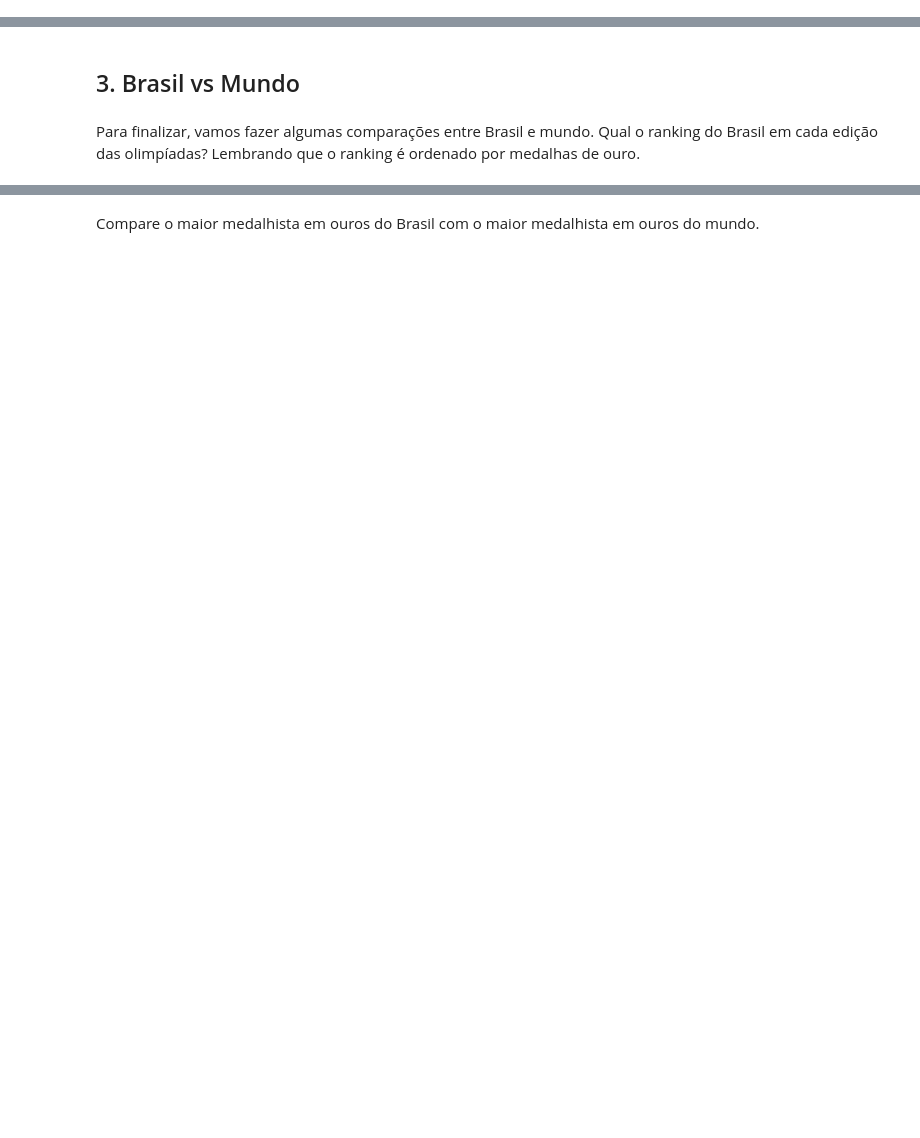
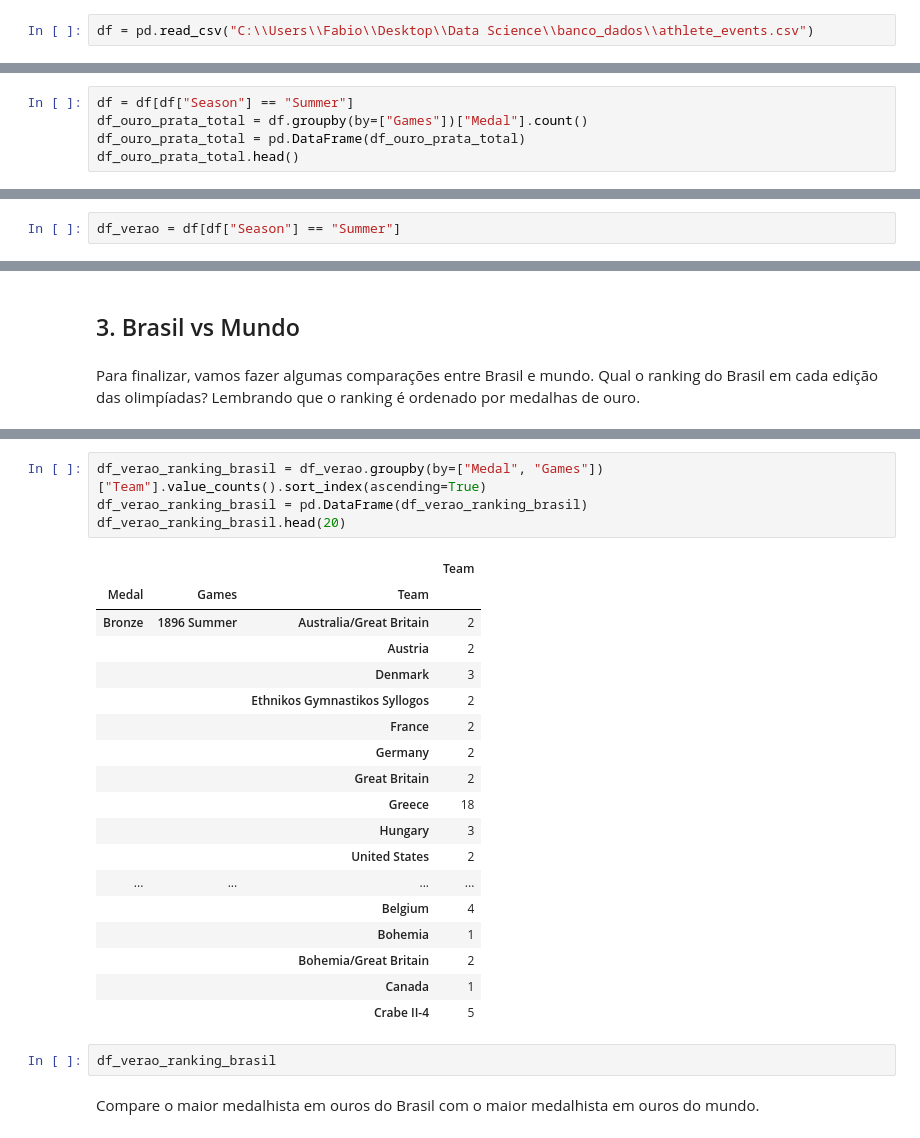
Before and after one commit to fabiobarreto-data-science/Data-Science---Let-s-Code, a Jupyter notebook: Projeto - Pandas.ipynb, the cells around one changed output, grey strips where cells are left out. Drawn from its saved outputs; the diff is of its cells as text; blank space fills up the shorter version.

```diff
--- a/Projeto - Pandas.ipynb
+++ b/Projeto - Pandas.ipynb
@@ -0,0 +8,2 @@
+# %%
+df = pd.read_csv("C:\\Users\\Fabio\\Desktop\\Data Science\\banco_dados\\athlete_events.csv")
@@ -578,0 +495,5 @@ Qual país foi o maior medalhista de ouro da história das olimpíadas de verão
+# %%
+df = df[df["Season"] == "Summer"]
+df_ouro_prata_total = df.groupby(by=["Games"])["Medal"].count()
+df_ouro_prata_total = pd.DataFrame(df_ouro_prata_total)
+df_ouro_prata_total.head()
@@ -582,0 +517,2 @@ Obtenha o total de medalhas de ouro, prata e total por edição das Olimpíadas
+# %%
+df_verao = df[df["Season"] == "Summer"]
@@ -587,2 +551,27 @@ Para finalizar, vamos fazer algumas comparações entre Brasil e mundo. Qual o r
+# %%
+df_verao_ranking_brasil = df_verao.groupby(by=["Medal", "Games"])["Team"].value_counts().sort_index(ascending=True)
+df_verao_ranking_brasil = pd.DataFrame(df_verao_ranking_brasil)
+df_verao_ranking_brasil.head(20)
+# %% [output]
+|  |  |  | Team |
+| Medal | Games | Team |  |
+| Bronze | 1896 Summer | Australia/Great Britain | 2 |
+|  |  | Austria | 2 |
+|  |  | Denmark | 3 |
+|  |  | Ethnikos Gymnastikos Syllogos | 2 |
+|  |  | France | 2 |
+|  |  | Germany | 2 |
+|  |  | Great Britain | 2 |
+|  |  | Greece | 18 |
+|  |  | Hungary | 3 |
+|  |  | United States | 2 |
+| ... | ... | ... | ... |
+|  |  | Belgium | 4 |
+|  |  | Bohemia | 1 |
+|  |  | Bohemia/Great Britain | 2 |
+|  |  | Canada | 1 |
+|  |  | Crabe II-4 | 5 |
+# %%
+df_verao_ranking_brasil
 # %% [markdown]
 Compare o maior medalhista em ouros do Brasil com o maior medalhista em ouros do mundo.
```
Also changed, not shown: parts of 107 cells of this notebook.
